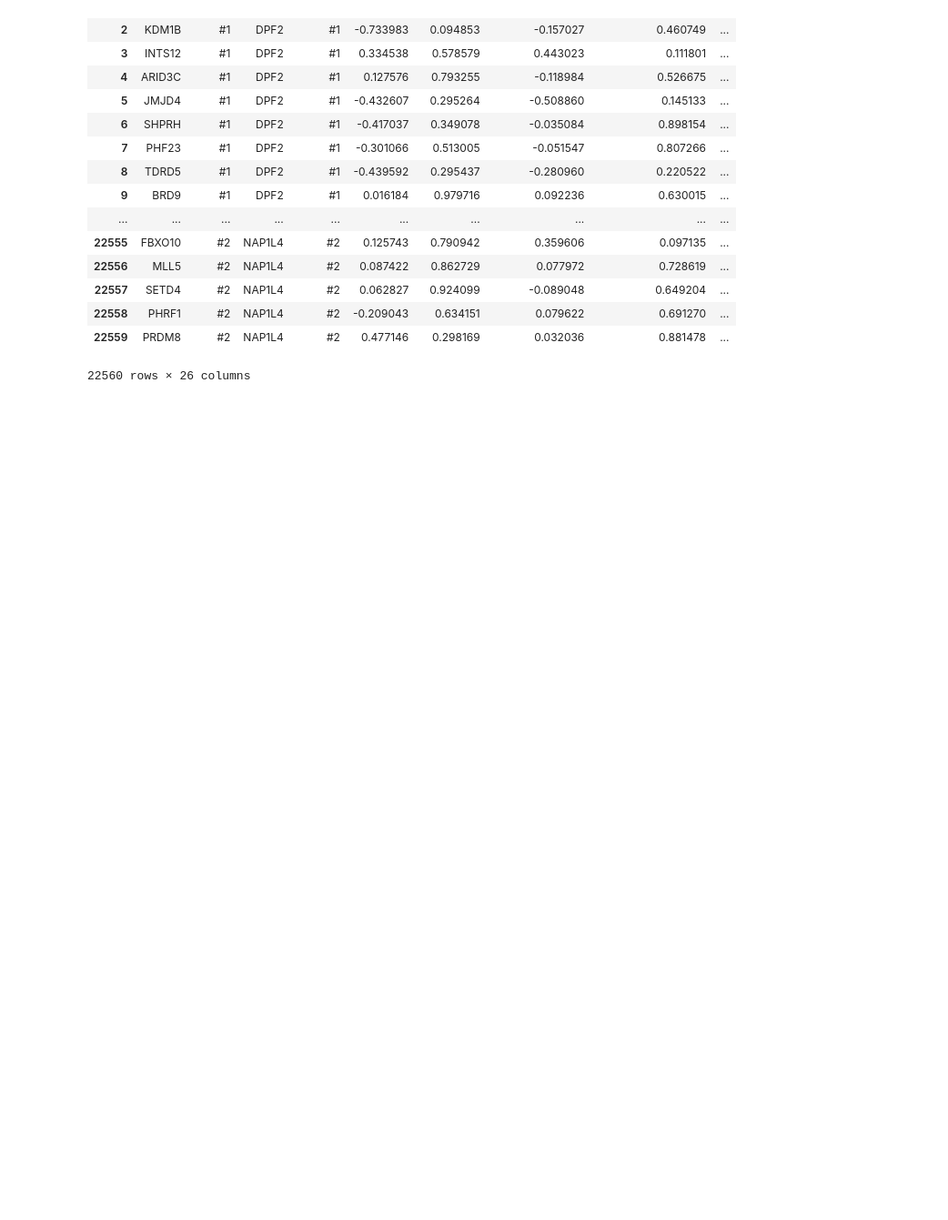
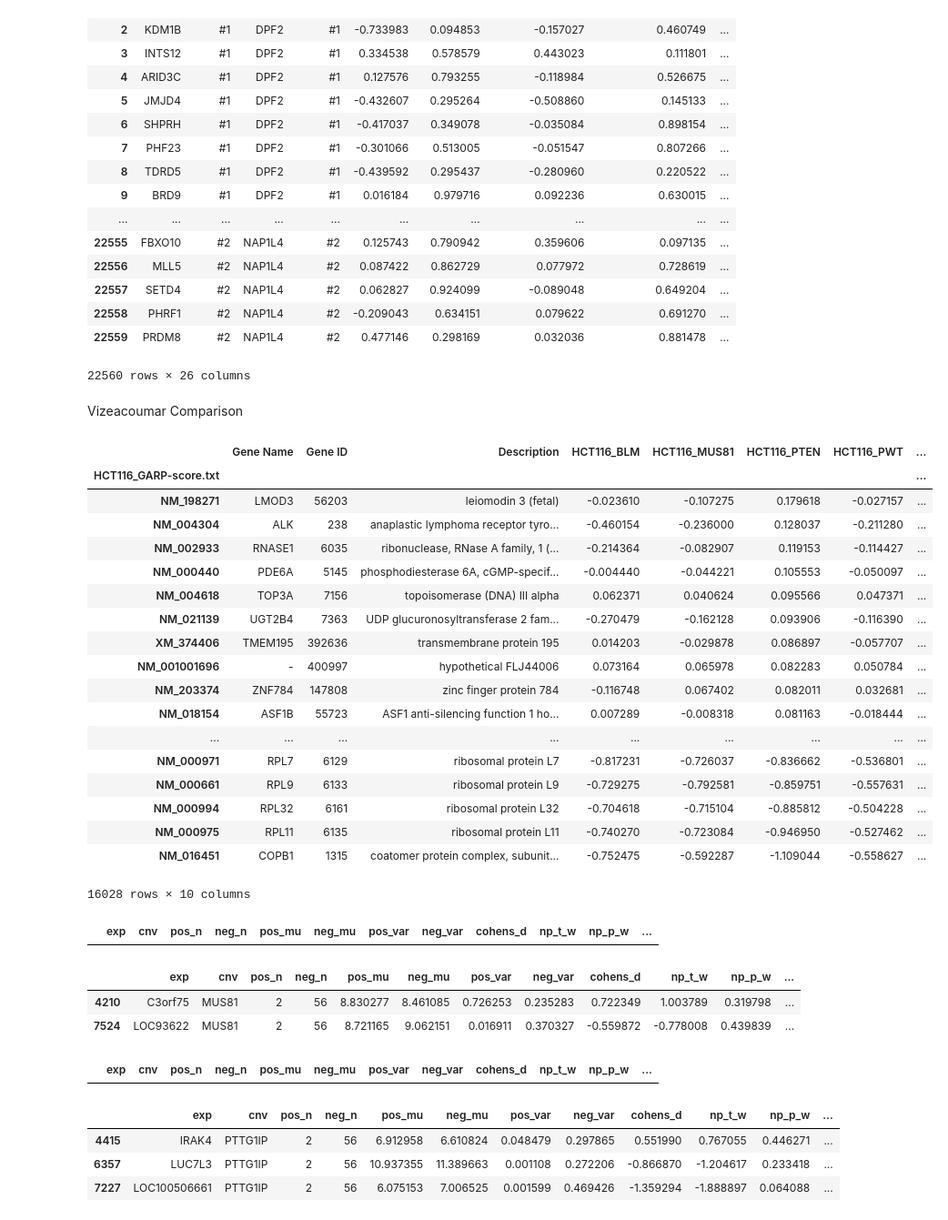
Before and after one commit to thjmattth/clove, a Jupyter notebook: ccle_results.ipynb, the cells around one changed output. Shown at 91% size. Saved outputs shown, nothing was run; the diff lists cells and outputs as text; code cells hidden in the pictures; blank space fills up the shorter version.

```diff
--- a/ccle_results.ipynb
+++ b/ccle_results.ipynb
@@ -3007,3 +3007,50 @@ lauf
 | 22558 | PHRF1 | #2 | NAP1L4 | #2 | -0.209043 | 0.634151 | 0.079622 | 0.691270 | ... |
 | 22559 | PRDM8 | #2 | NAP1L4 | #2 | 0.477146 | 0.298169 | 0.032036 | 0.881478 | ... |
 22560 rows × 26 columns
+# %% [markdown]
+Vizeacoumar Comparison
+# %%
+viz = pd.read_csv('data/viz_HCT116_GARP-score.txt.tar.gz', compression='gzip', sep='\t', index_col=0)
+viz.sort_values(by='HCT116_PTEN', ascending=False)
+# %% [output]
+|  | Gene Name | Gene ID | Description | HCT116_BLM | HCT116_MUS81 | HCT116_PTEN | HCT116_PWT | ... |
+| HCT116_GARP-score.txt |  |  |  |  |  |  |  | ... |
+| NM_198271 | LMOD3 | 56203 | leiomodin 3 (fetal) | -0.023610 | -0.107275 | 0.179618 | -0.027157 | ... |
+| NM_004304 | ALK | 238 | anaplastic lymphoma receptor tyro... | -0.460154 | -0.236000 | 0.128037 | -0.211280 | ... |
+| NM_002933 | RNASE1 | 6035 | ribonuclease, RNase A family, 1 (... | -0.214364 | -0.082907 | 0.119153 | -0.114427 | ... |
+| NM_000440 | PDE6A | 5145 | phosphodiesterase 6A, cGMP-specif... | -0.004440 | -0.044221 | 0.105553 | -0.050097 | ... |
+| NM_004618 | TOP3A | 7156 | topoisomerase (DNA) III alpha | 0.062371 | 0.040624 | 0.095566 | 0.047371 | ... |
+| NM_021139 | UGT2B4 | 7363 | UDP glucuronosyltransferase 2 fam... | -0.270479 | -0.162128 | 0.093906 | -0.116390 | ... |
+| XM_374406 | TMEM195 | 392636 | transmembrane protein 195 | 0.014203 | -0.029878 | 0.086897 | -0.057707 | ... |
+| NM_001001696 | - | 400997 | hypothetical FLJ44006 | 0.073164 | 0.065978 | 0.082283 | 0.050784 | ... |
+| NM_203374 | ZNF784 | 147808 | zinc finger protein 784 | -0.116748 | 0.067402 | 0.082011 | 0.032681 | ... |
+| NM_018154 | ASF1B | 55723 | ASF1 anti-silencing function 1 ho... | 0.007289 | -0.008318 | 0.081163 | -0.018444 | ... |
+| ... | ... | ... | ... | ... | ... | ... | ... | ... |
+| NM_000971 | RPL7 | 6129 | ribosomal protein L7 | -0.817231 | -0.726037 | -0.836662 | -0.536801 | ... |
+| NM_000661 | RPL9 | 6133 | ribosomal protein L9 | -0.729275 | -0.792581 | -0.859751 | -0.557631 | ... |
+| NM_000994 | RPL32 | 6161 | ribosomal protein L32 | -0.704618 | -0.715104 | -0.885812 | -0.504228 | ... |
+| NM_000975 | RPL11 | 6135 | ribosomal protein L11 | -0.740270 | -0.723084 | -0.946950 | -0.527462 | ... |
+| NM_016451 | COPB1 | 1315 | coatomer protein complex, subunit... | -0.752475 | -0.592287 | -1.109044 | -0.558627 | ... |
+16028 rows × 10 columns
+# %%
+colo = pd.read_csv('data/large_intestine_ttest_real_samp.tab.gz', compression='gzip', index_col=0, sep='\t')
+colo[colo['cnv'].str.contains('BLM')]
+# %% [output]
+|  | exp | cnv | pos_n | neg_n | pos_mu | neg_mu | pos_var | neg_var | cohens_d | np_t_w | np_p_w | ... |
+# %%
+colo[colo['cnv'].str.contains('MUS81')]
+# %% [output]
+|  | exp | cnv | pos_n | neg_n | pos_mu | neg_mu | pos_var | neg_var | cohens_d | np_t_w | np_p_w | ... |
+| 4210 | C3orf75 | MUS81 | 2 | 56 | 8.830277 | 8.461085 | 0.726253 | 0.235283 | 0.722349 | 1.003789 | 0.319798 | ... |
+| 7524 | LOC93622 | MUS81 | 2 | 56 | 8.721165 | 9.062151 | 0.016911 | 0.370327 | -0.559872 | -0.778008 | 0.439839 | ... |
+# %%
+colo[colo['cnv'].str.contains('PTEN')]
+# %% [output]
+|  | exp | cnv | pos_n | neg_n | pos_mu | neg_mu | pos_var | neg_var | cohens_d | np_t_w | np_p_w | ... |
+# %%
+colo[colo['cnv'].str.contains('PTTG1')]
+# %% [output]
+|  | exp | cnv | pos_n | neg_n | pos_mu | neg_mu | pos_var | neg_var | cohens_d | np_t_w | np_p_w | ... |
+| 4415 | IRAK4 | PTTG1IP | 2 | 56 | 6.912958 | 6.610824 | 0.048479 | 0.297865 | 0.551990 | 0.767055 | 0.446271 | ... |
+| 6357 | LUC7L3 | PTTG1IP | 2 | 56 | 10.937355 | 11.389663 | 0.001108 | 0.272206 | -0.866870 | -1.204617 | 0.233418 | ... |
+| 7227 | LOC100506661 | PTTG1IP | 2 | 56 | 6.075153 | 7.006525 | 0.001599 | 0.469426 | -1.359294 | -1.888897 | 0.064088 | ... |
```
Also changed, not shown: parts of 1 cell of this notebook, 4 other files.
